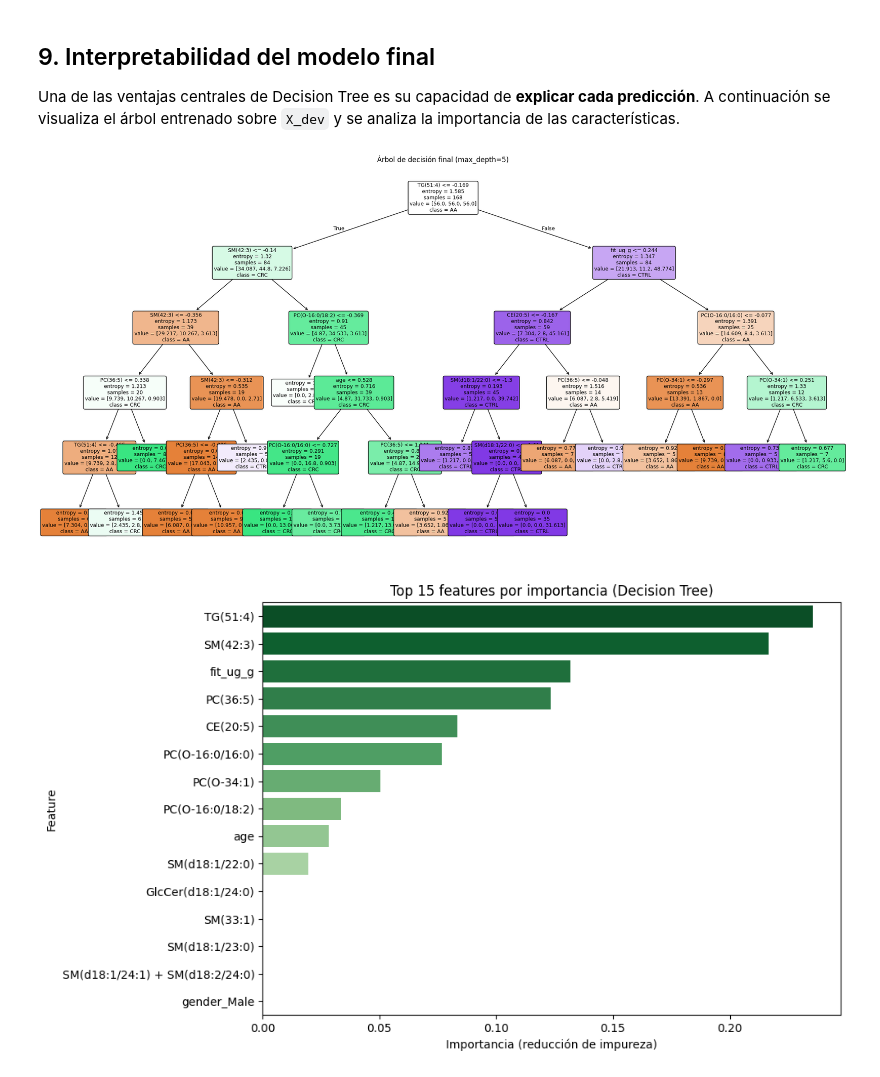
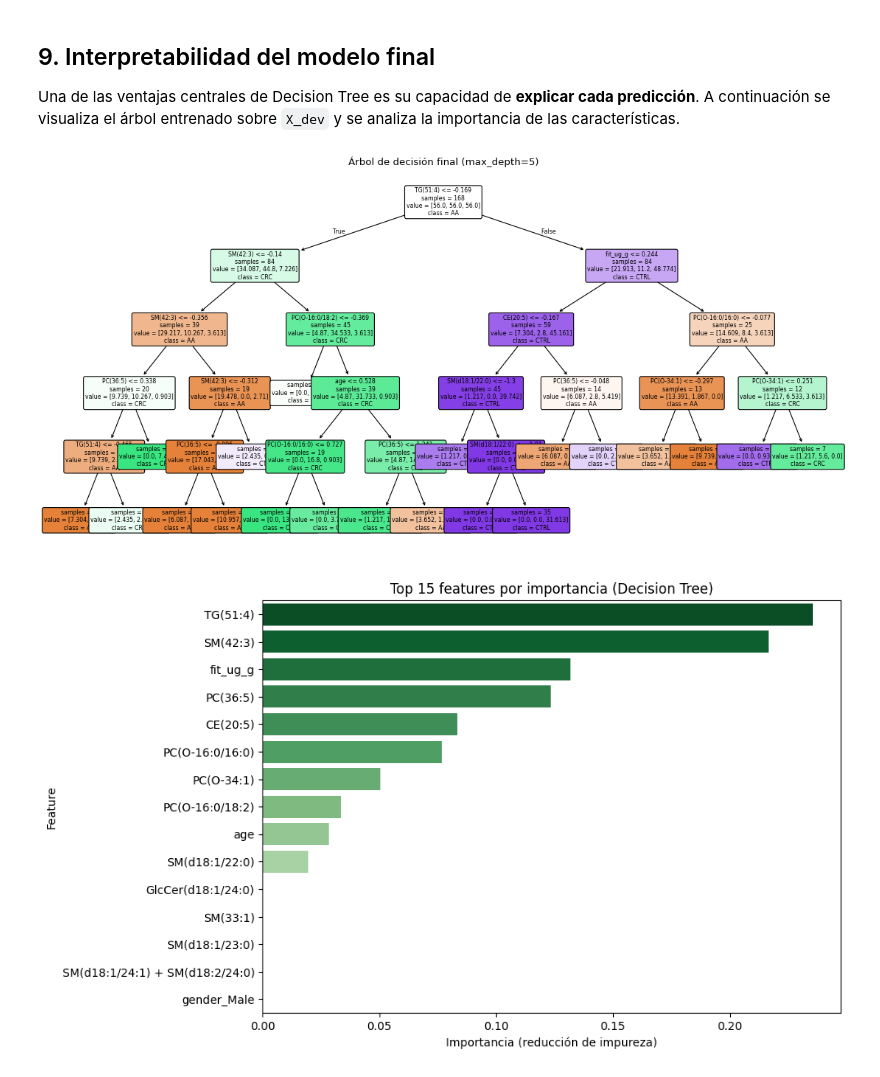
Before and after one commit to A01795919/proyecto_integrador_equipo-22, a Jupyter notebook: notebooks/Avance4_Equipo22.ipynb, the cells around one changed output. Cells and saved outputs as stored; diff of their text form; code cells hidden in the pictures.

```diff
--- a/notebooks/Avance4_Equipo22.ipynb
+++ b/notebooks/Avance4_Equipo22.ipynb
@@ -625,24 +625,26 @@ Una de las ventajas centrales de Decision Tree es su capacidad de **explicar cad
 # %%
 # ============================================================
 # Visualización del árbol de decisión
 # ============================================================
 
 from sklearn.tree import plot_tree
 
-plt.figure(figsize=(20, 10))
+fig, ax = plt.subplots(figsize=(14, 7), dpi=80)
 plot_tree(
     final_model,
     feature_names=X_dev.columns.tolist(),
     class_names=final_model.classes_.tolist(),
     filled=True,
     rounded=True,
-    fontsize=9
+    fontsize=7,
+    impurity=False,
+    ax=ax
 )
-plt.title(f'Árbol de decisión final (max_depth={final_model.max_depth})')
+ax.set_title(f'Árbol de decisión final (max_depth={final_model.max_depth})')
 plt.tight_layout()
 plt.show()
 # %% [output]
-[figure, old version]
+[figure, new version]
 # %%
 # ============================================================
 # Importancia de características nativa del árbol
```
Also changed, not shown: parts of 2 cells of this notebook.
